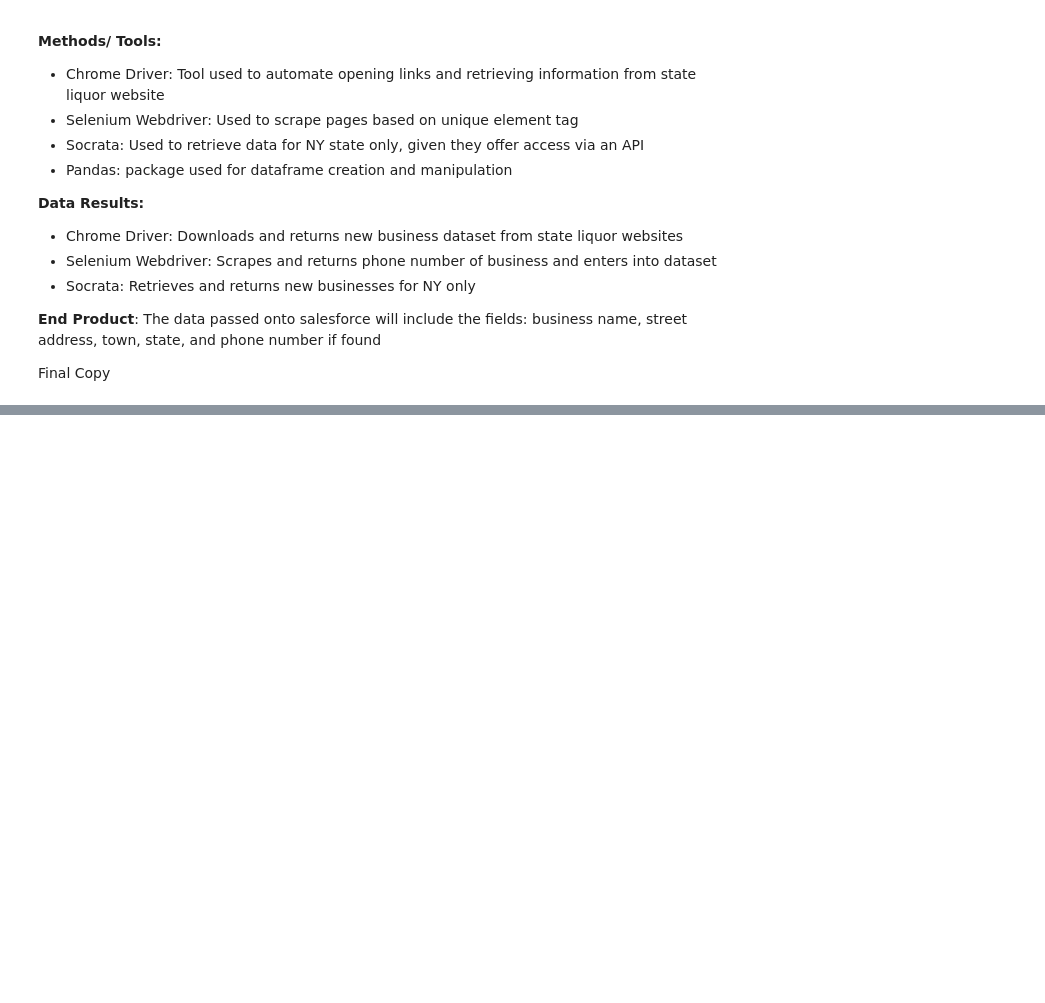
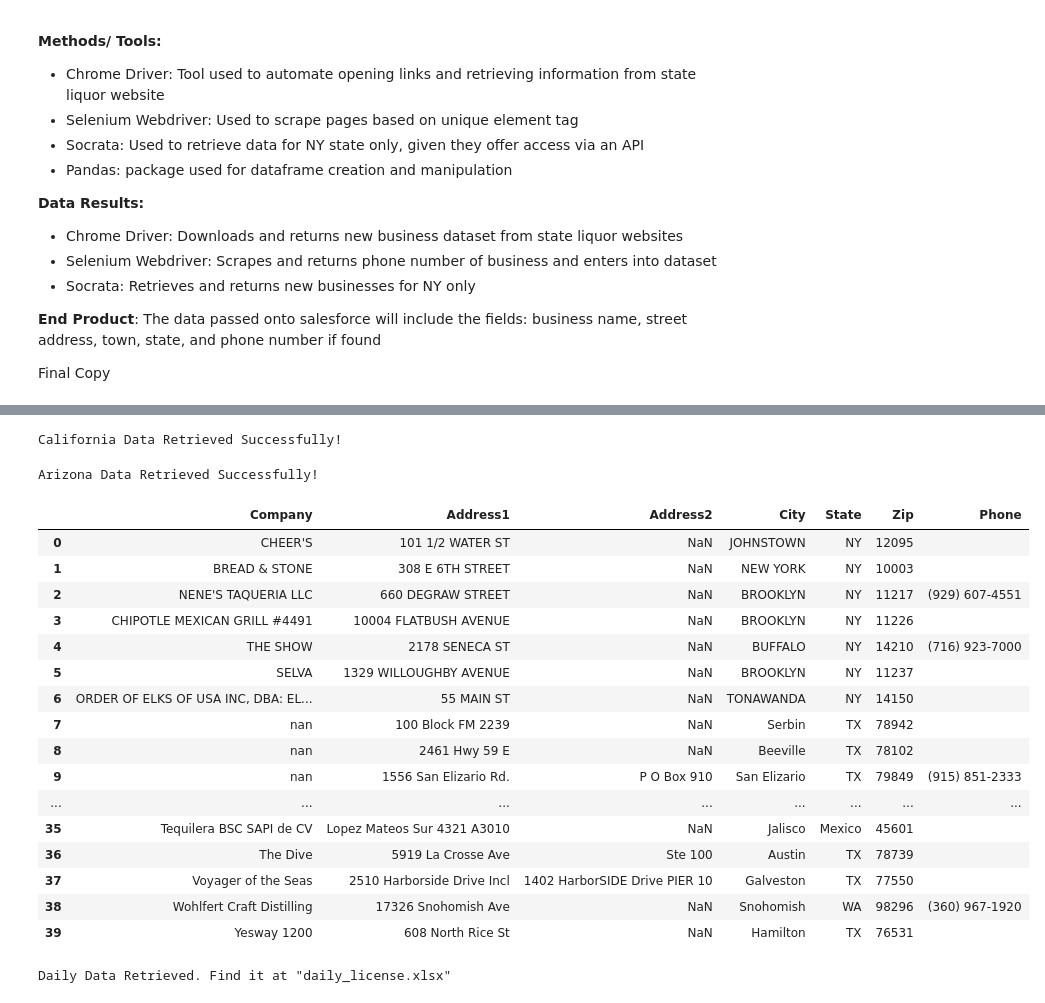
Before and after one commit to ssfriedman1/PCGxIUCGxScaper, a Jupyter notebook: license_query.ipynb, the cells around one changed output, grey strips where cells are left out. Cells and saved outputs as stored; diff of their text form; code cells hidden in the pictures; blank space fills up the shorter version.

```diff
--- a/license_query.ipynb
+++ b/license_query.ipynb
@@ -32,20 +34,27 @@ import openpyxl
 # %%
+# Set up client connection
 client = Socrata("data.ny.gov", None)
-date_apply = date.today() - timedelta(days = 1)
+
+# Get data from yesterday
+date_apply = date.today() - timedelta(days=1)
 results = client.get("t5r8-ymc5", limit=10000)
 ny_liquor_df = pd.DataFrame.from_records(results)
 ny_liquor_df['received_date'] = pd.to_datetime(ny_liquor_df['received_date']).dt.date
+
+# Filter data for relevant licenses
 filtered_ny_liquor_df = ny_liquor_df.loc[ny_liquor_df['received_date'] == date_apply]
-filtered_ny_liquor_df = filtered_ny_liquor_df.loc[~((filtered_ny_liquor_df['lic_type'] == 'HL') | (filtered_ny_liquor_df['lic_type'] =='L') | (filtered_ny_liquor_df['lic_type'] =='AX'))]
-filtered_ny_liquor_df = filtered_ny_liquor_df.drop(['comments','nv_serial_number','lic_type','lic_class','county_name','estimated_date_of_determination','zone'], axis = 1)
+filtered_ny_liquor_df = filtered_ny_liquor_df.loc[~filtered_ny_liquor_df['lic_type'].isin(['HL', 'L', 'AX'])]
+filtered_ny_liquor_df = filtered_ny_liquor_df.drop(['comments', 'nv_serial_number', 'lic_type', 'lic_class', 'county_name', 'estimated_date_of_determination', 'zone'], axis=1)
+
 i = 1
 while len(filtered_ny_liquor_df) == 0:
     date_apply = date.today() - timedelta(days = i)
     filtered_ny_liquor_df = ny_liquor_df.loc[ny_liquor_df['received_date'] == date_apply]
     i += 1
-# filtered_ny_liquor_df = filtered_ny_liquor_df.drop(['comments','premise_name','nv_serial_number','lic_type','lic_class','county_name','estimated_date_of_determination','zone'], axis = 1)
+# Extract and clean relevant columns
 filtered_ny_liquor_df['Company'] = filtered_ny_liquor_df.apply(lambda row: row['premise_name'] if pd.isna(row["premise_name2"]) else row["premise_name2"], axis=1)
 filtered_ny_liquor_df = filtered_ny_liquor_df.rename(columns={'premise_address': 'Address1', 'premise_addesc': 'Address2', 'premise_city':'City', 'premise_state': 'State', 'premise_zip':'Zip'})
 filtered_ny_liquor_df = filtered_ny_liquor_df.reindex(columns=['Company', 'Address1', 'Address2', 'City','State','Zip'])
-filtered_ny_liquor_df = filtered_ny_liquor_df.reset_index(drop = True)
+filtered_ny_liquor_df = filtered_ny_liquor_df.reset_index(drop=True)
+print('New York Data Retrieved Sucessfully!')
 # %% [output]
@@ -81,19 +104,32 @@ fl_liquor_df['Zip'] = fl_liquor_df['Zip'].astype(int)
 # %%
+# Initialize Socrata client
 client = Socrata("data.texas.gov", None)
+# Set the date to yesterday
 date_apply_tx = date.today() - timedelta(days = 1)
-# results_tx = client.get("7hf9-qc9f", limit=100000)
-results_tx = client.get('mxm5-tdpj', limit = 3000)
+# Retrieve data from Texas database, limit to 5000 records
+results_tx = client.get('mxm5-tdpj', limit = 5000)
+# Create a pandas dataframe from the retrieved data
 texas_df = pd.DataFrame.from_records(results_tx)
+# Convert 'submission_date' column to datetime and extract date only
 texas_df['submission_date'] = pd.to_datetime(texas_df['submission_date']).dt.date
+# Filter the dataframe to include only rows with submission date equal to yesterday
 filtered_texas_df  = texas_df.loc[texas_df['submission_date'] == date_apply_tx]
+# If the filtered dataframe is empty, iterate back one day at a time until a row is found
 i = 1
 while len(filtered_texas_df) == 0:
     date_apply_tx = date.today() - timedelta(days = i)
     filtered_texas_df  = texas_df.loc[texas_df['submission_date'] == date_apply_tx]
     i += 1
-filtered_texas_df = filtered_texas_df.loc[((filtered_texas_df['license_type'] == 'MB') | (filtered_texas_df['license_type'] == 'FB'))]
+# Filter the dataframe to include only rows with license types 'MB' or 'FB'
+filtered_texas_df = filtered_texas_df.loc[~filtered_texas_df['license_type'].isin(['MB', 'FB'])]
+# Drop unwanted columns from the dataframe
 filtered_texas_df = filtered_texas_df.drop(['applicationid','country','license_type','applicationstatus','primary_license_id','owner','gun_sign','master_file_id','county','wine_percent','subordinate_license_id'], axis = 1)
+# Reset the index of the dataframe
 filtered_texas_df = filtered_texas_df.reset_index()
+# Rename columns in the dataframe
 filtered_texas_df = filtered_texas_df.rename(columns={'trade_name': 'Company', 'address': 'Address1', 'address_2':'Address2', 'city':'City', 'state':'State', 'zip':'Zip'})
+# Reindex the columns of the dataframe
 filtered_texas_df = filtered_texas_df.reindex(columns=['Company', 'Address1', 'Address2', 'City','State','Zip'])
+# Print message to indicate success in retrieving Texas data
+print('Texas Data Retrieved Successfully!')
 # %% [output]
@@ -132,10 +168,13 @@ try:
   ca_liquor_df = ca_liquor_df.rename(columns={'Zip Code': 'Zip'})
   ca_liquor_df = ca_liquor_df.reindex(columns=['Company', 'Address1', 'Address2', 'City', 'State','Zip'])
   ca_liquor_df = ca_liquor_df.reset_index(drop = True)
-
+  print('California Data Retrieved Successfully!')
 except:
   columns = ['Company', 'Address1', 'Address2', 'City', 'State', 'Zip']
   ca_liquor_df = pd.DataFrame(columns=columns)
+  print('California Data Empty Today!')
+# %% [output]
+California Data Retrieved Successfully!
 # %%
 # URL of the website
 base_url = 'https://azliquor.gov/query/'
@@ -186,6 +225,9 @@ filtered_arizona_df['State'] = 'AZ'
 filtered_arizona_df = filtered_arizona_df.rename(columns={'Business Name': 'Company', 'Business Address': 'Address1', 'Business Phone': 'Phone'})
 filtered_arizona_df = filtered_arizona_df.reindex(columns=['Company','Address1', 'Address2','City', 'State', 'Zip','Phone', 'Licensee First Name','Licensee Last Name'])
 filtered_arizona_df['Phone'] = filtered_arizona_df['Phone'].astype(str)
+print('Arizona Data Retrieved Successfully!')
+# %% [output]
+Arizona Data Retrieved Successfully!
 # %%
 combined_daily = pd.concat([filtered_ny_liquor_df, fl_liquor_df, filtered_texas_df, ca_liquor_df])
 combined_daily = combined_daily.reset_index(drop  = True)
@@ -193,8 +235,12 @@ combined_daily = combined_daily.reset_index(drop  = True)
 for index, row in combined_daily.iterrows():
 
     # search for the company name and the word "phone" on Google
+    combined_daily['Company'] = combined_daily['Company'].astype(str)
+    combined_daily['Address1'] = combined_daily['Address1'].astype(str)
+    combined_daily['City'] = combined_daily['City'].astype(str)
     query = f"{row['Company'].replace(' ','+')}+{row['Address1'].replace(' ','+')}+{row['City'].replace(' ','+')}+{row['State']}+phone"
     url = f"https://www.google.com/search?q={query}"
+    # print(url)
     headers = {
     "User-Agent": "Mozilla/5.0 (Windows NT 10.0; Win64; x64) AppleWebKit/537.36 (KHTML, like Gecko) Chrome/58.0.3029.110 Safari/537.36"}
     response = requests.get(url, headers=headers)
@@ -203,14 +249,37 @@ for index, row in combined_daily.iterrows():
     try:
         result = soup.find("span", class_= 'mw31Ze')
         phone_number = result.text
+        # print(result.text)
 
     except:
         phone_number = ''
 
-
     # add the phone number to the dataframe as a new column
     combined_daily.at[index, 'Phone'] = phone_number
+# %%
+combined_daily.head(40)
+# %% [output]
+|  | Company | Address1 | Address2 | City | State | Zip | Phone |
+| 0 | CHEER'S | 101 1/2 WATER ST | NaN | JOHNSTOWN | NY | 12095 |  |
+| 1 | BREAD & STONE | 308 E 6TH STREET | NaN | NEW YORK | NY | 10003 |  |
+| 2 | NENE'S TAQUERIA LLC | 660 DEGRAW STREET | NaN | BROOKLYN | NY | 11217 | (929) 607-4551 |
+| 3 | CHIPOTLE MEXICAN GRILL #4491 | 10004 FLATBUSH AVENUE | NaN | BROOKLYN | NY | 11226 |  |
+| 4 | THE SHOW | 2178 SENECA ST | NaN | BUFFALO | NY | 14210 | (716) 923-7000 |
+| 5 | SELVA | 1329 WILLOUGHBY AVENUE | NaN | BROOKLYN | NY | 11237 |  |
+| 6 | ORDER OF ELKS OF USA INC, DBA: EL... | 55 MAIN ST | NaN | TONAWANDA | NY | 14150 |  |
+| 7 | nan | 100 Block FM 2239 | NaN | Serbin | TX | 78942 |  |
+| 8 | nan | 2461 Hwy 59 E | NaN | Beeville | TX | 78102 |  |
+| 9 | nan | 1556 San Elizario Rd. | P O Box 910 | San Elizario | TX | 79849 | (915) 851-2333 |
+| ... | ... | ... | ... | ... | ... | ... | ... |
+| 35 | Tequilera BSC SAPI de CV | Lopez Mateos Sur 4321 A3010 | NaN | Jalisco | Mexico | 45601 |  |
+| 36 | The Dive | 5919 La Crosse Ave | Ste 100 | Austin | TX | 78739 |  |
+| 37 | Voyager of the Seas | 2510 Harborside Drive Incl | 1402 HarborSIDE Drive PIER 10 | Galveston | TX | 77550 |  |
+| 38 | Wohlfert Craft Distilling | 17326 Snohomish Ave | NaN | Snohomish | WA | 98296 | (360) 967-1920 |
+| 39 | Yesway 1200 | 608 North Rice St | NaN | Hamilton | TX | 76531 |  |
 # %%
 combined_total = pd.concat([combined_daily, filtered_arizona_df])
 combined_total = combined_total.reset_index(drop = True)
 combined_total.to_excel('daily_license.xlsx', index=False)
+print('Daily Data Retrieved. Find it at "daily_license.xlsx"')
+# %% [output]
+Daily Data Retrieved. Find it at "daily_license.xlsx"
```
Also changed, not shown: parts of 4 cells of this notebook, 2 other files.
